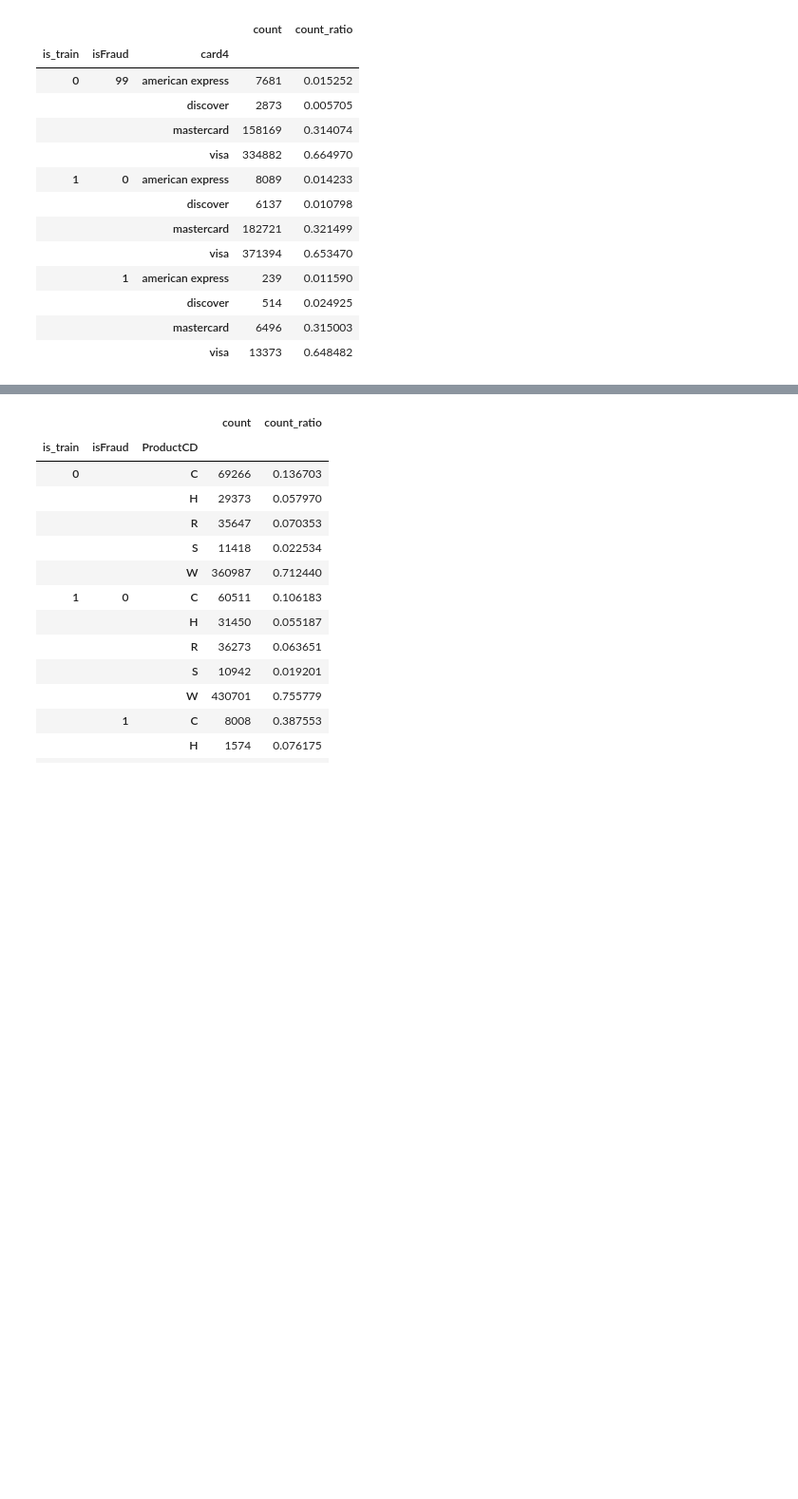
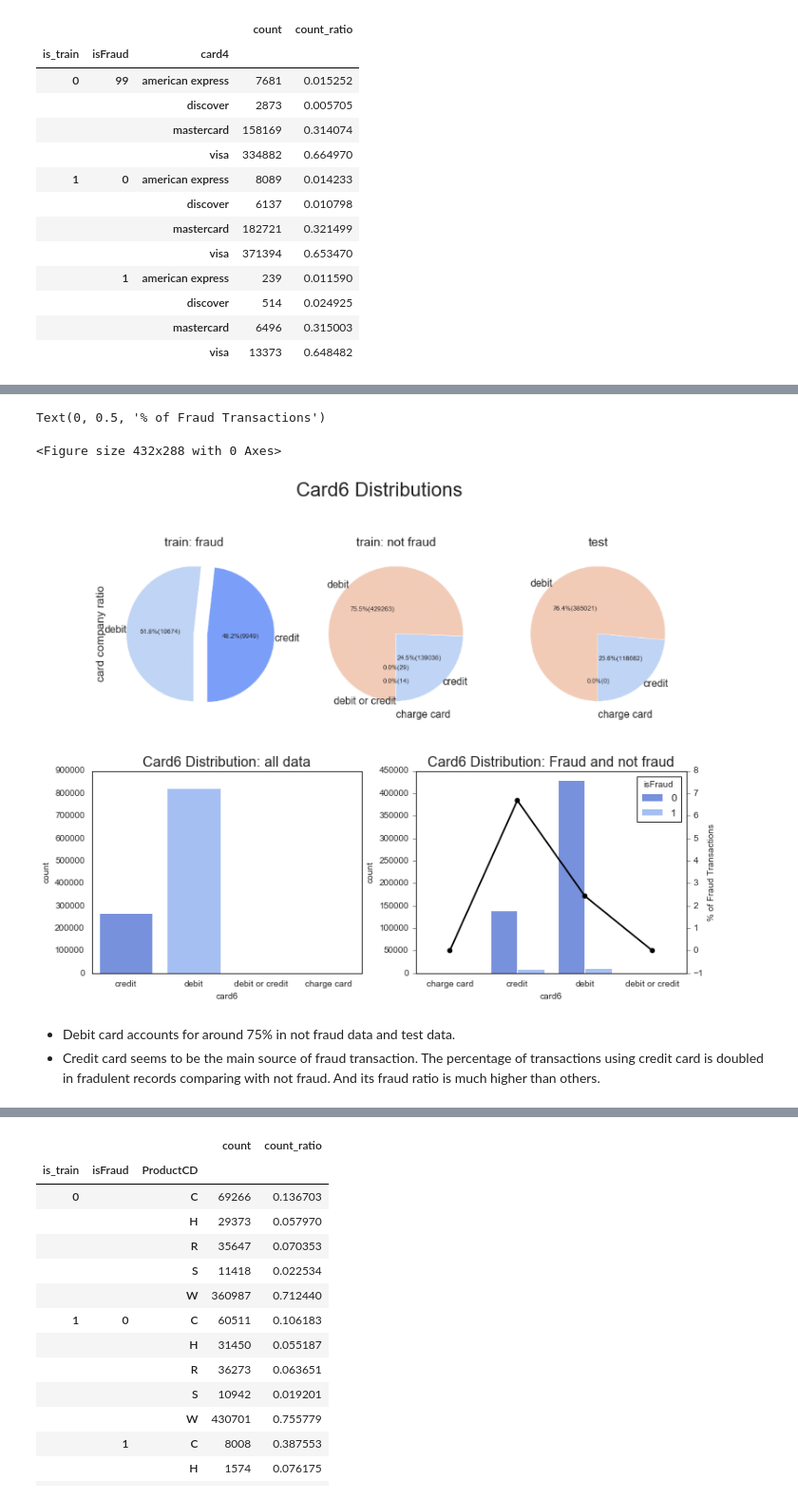
Before and after one commit to xinquan-wang/IEEE-CIS_Fraud_Detection, a Jupyter notebook: IEEE-CIS Fraud Detection.ipynb, the cells around one changed output, grey strips where cells are left out. Shown at 95% size. Saved outputs shown, nothing was run; the diff lists cells and outputs as text; code cells hidden in the pictures; blank space fills up the shorter version.

```diff
--- a/IEEE-CIS Fraud Detection.ipynb
+++ b/IEEE-CIS Fraud Detection.ipynb
@@ -526,0 +532,2 @@ Text(0, 0.5, '% of Fraud Transactions')
+# %%
+card6_norm = FraudRatio('card6')
@@ -526,0 +563,28 @@ Text(0, 0.5, '% of Fraud Transactions')
+# %%
+import matplotlib.image as mpimg
+pie_chart = mpimg.imread('./Fig/Card_type.png')
+# %%
+plt.tight_layout()
+plt.figure(figsize=(12,9))
+plt.suptitle('Card6 Distributions', fontsize=22)
+
+plt.subplot(211)
+plt.imshow(pie_chart)
+plt.axis('off')
+
+plt.subplot(223)
+g = sns.countplot(x='card6', data=df).set_title('Card6 Distribution: all data', fontsize=16)
+
+plt.subplot(224)
+g1 = sns.countplot(x='card6', data=train, hue='isFraud')
+gt = g1.twinx()
+gt = sns.pointplot(x='card6', y='Fraud', data=card6_norm, color='black', legend=False)
+g1.set_title('Card6 Distribution: Fraud and not fraud', fontsize=16)
+gt.set_ylabel("% of Fraud Transactions")
+# %% [output]
+Text(0, 0.5, '% of Fraud Transactions')
+<Figure size 432x288 with 0 Axes>
+[figure, added]
+# %% [markdown]
+- Debit card accounts for around 75% in not fraud data and test data.
+- Credit card seems to be the main source of fraud transaction. The percentage of transactions using credit card is doubled in fradulent records comparing with not fraud. And its fraud ratio is much higher than others.
```
Also changed, not shown: parts of 29 cells of this notebook, 1 other file.
